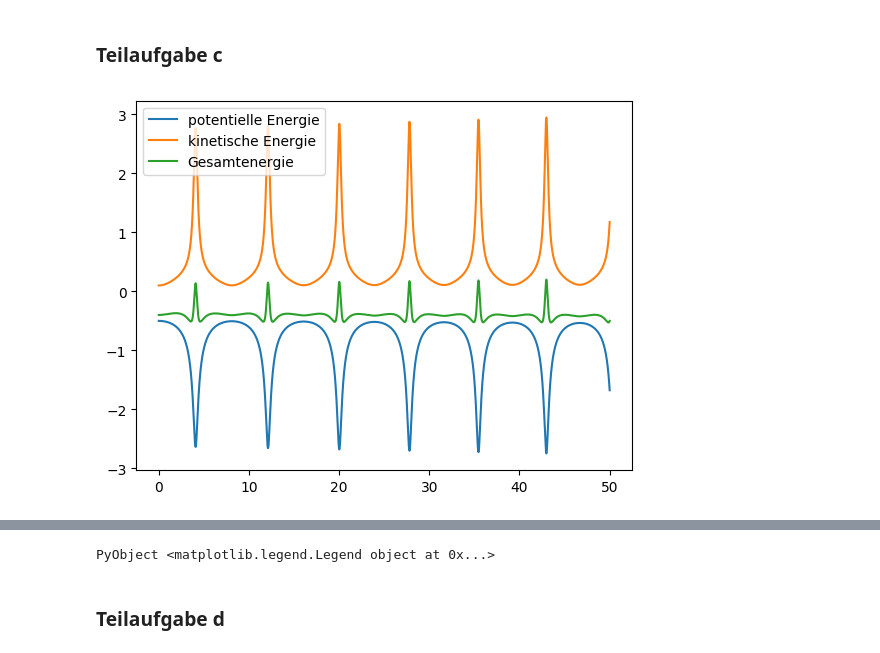
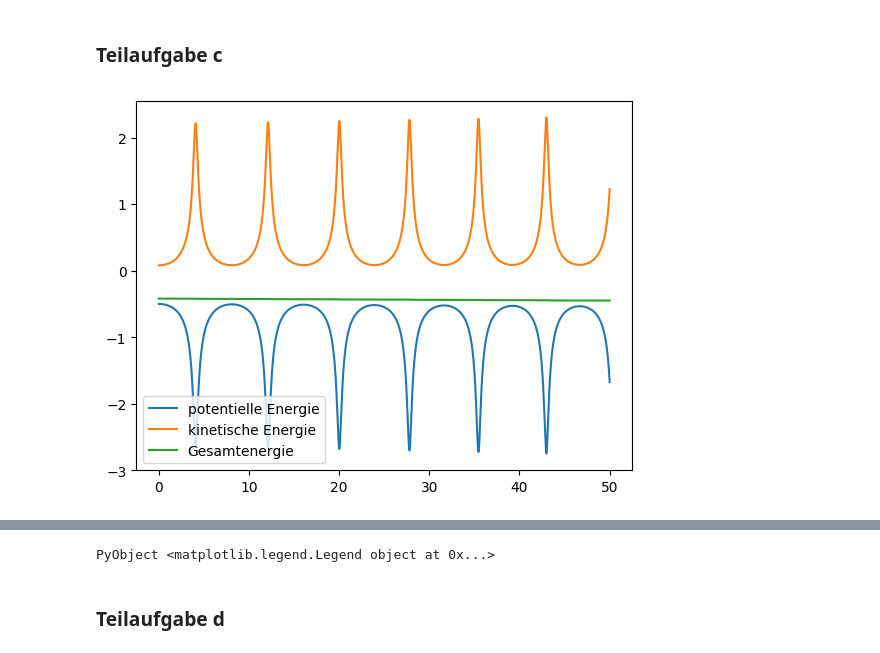
Before and after one commit to jasemi/Computerphysik-ss17-Uebungen, a Jupyter notebook: Uebung-6/Uebung6.ipynb, the cells around one changed output, grey strips where cells are left out. Saved outputs shown, nothing was run; the diff lists cells and outputs as text; code cells hidden in the pictures.

```diff
--- a/Uebung-6/Uebung6.ipynb
+++ b/Uebung-6/Uebung6.ipynb
@@ -50,14 +46,15 @@ rad2xy (generic function with 1 method)
 # %% [markdown]
 ### Teilaufgabe b
 # %%
-t = linspace(0.,50., 1e5)
+t = linspace(0.,20., 1e5)
 start = [2,0,0,.2]
 m = 1
 (r, dr, phi, dphi) = euler(f, start, t, m)
 (x, y) = rad2xy(r, phi)
 
+
 fig = figure(1)
-for n = 1:500:length(x)
+for n = 1:1000:length(x)
     plot(0, 0, "o", color="black", animated=true)
     plot(x[1:n], y[1:n], "b-", alpha=0.5, animated=true)
     plot(x[n], y[n], "bo", animated=true)
@@ -77,24 +74,24 @@ end
 # %%
 function pot_energy(r)
     E_pot = Array(Float64, length(r))
     for i in 1:length(E_pot)
         E_pot[i] = -1/r[i]
     end
     return E_pot
 end
-function kin_energy(dx, dy)
-    E_kin = Array(Float64, length(dx))
-    for i in 1:length(E_pot)
-        E_kin[i] = .5*sqrt(dx[i]^2+dy[i]^2)
+function kin_energy(r, dr, dphi)
+    E_kin = Array(Float64, length(r))
+    for i in 1:length(E_kin)
+        E_kin[i] = .5*(dr[i]^2+(r[i]*dphi[i])^2)
     end
     return E_kin
 end
 
-E_kin = kin_energy(dr, dphi)
+E_kin = kin_energy(r, dr, dphi)
 E_pot = pot_energy(r)
 plot(t, E_pot, label="potentielle Energie")
 plot(t, E_kin, label="kinetische Energie")
 plot(t, E_kin+E_pot, label="Gesamtenergie")
 legend()
 # %% [output]
-[figure, old version]
+[figure, new version]
```
Also changed, not shown: parts of 4 cells of this notebook.
